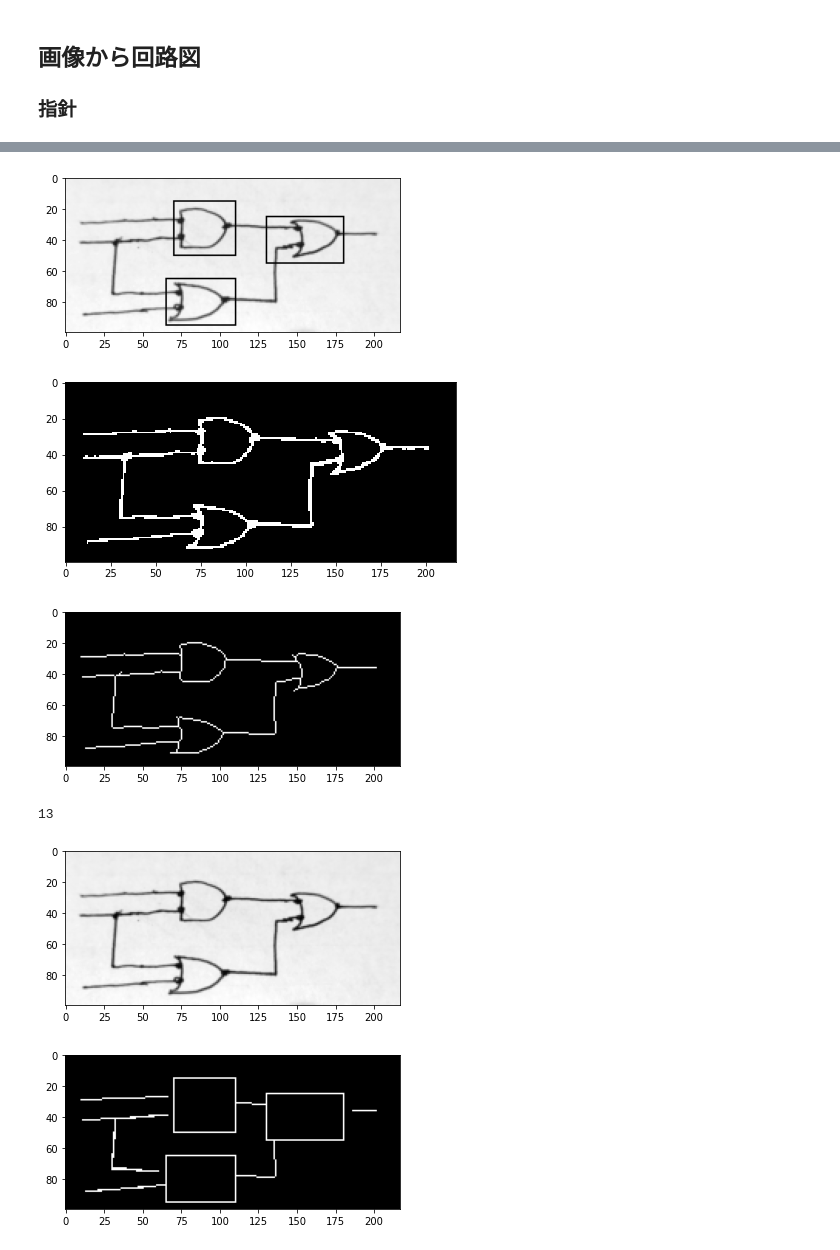
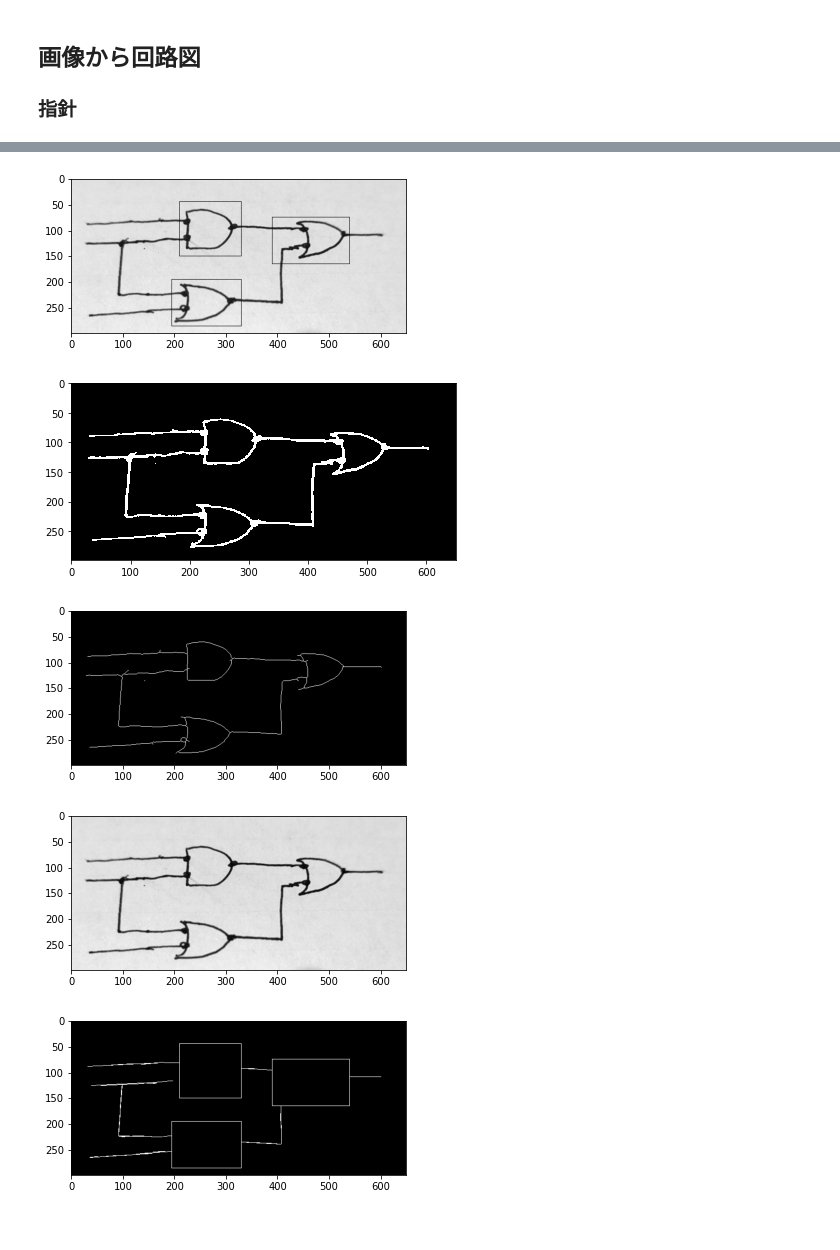
Before and after one commit to straxFromIbr/Pics2LGate, a Jupyter notebook: Pic2LGate.ipynb, the cells around one changed output, grey strips where cells are left out. Cells and saved outputs as stored; diff of their text form; code cells hidden in the pictures.

```diff
--- a/Pic2LGate.ipynb
+++ b/Pic2LGate.ipynb
@@ -39,7 +39,7 @@ def draw_bbox(image, bbox, color=0):
 
 def draw_rect(image, bbox, color=0):
     """
-    * 枠線の中を塗りつぶす関数
+    * 枠線の中をcolorで塗りつぶす関数
     """
     with_boxes = np.copy(image)
     r = [bbox[0], bbox[1], bbox[1], bbox[0], bbox[0]]
@@ -48,23 +48,24 @@ def draw_rect(image, bbox, color=0):
     with_boxes[rr, cc] = color
     return with_boxes
 # %%
-#
 # * 読み込み & 縮小
 org_image = skio.imread("./image.jpg", as_gray=True)
-org_image = transform.rescale(org_image, (0.1))
+scale = 0.3
+org_image = transform.rescale(org_image, scale)
 # * 枠線の座標
 
-BBOX_AND1 = (15, 50, 70, 110)
-BBOX_OR1 = (65, 95, 65, 110)
-BBOX_OR2 = (25, 55, 130, 180)
+BBOX_AND1 = np.array((150, 500, 700, 1100)) * scale
+BBOX_OR1 = np.array((650, 950, 650, 1100)) * scale
+BBOX_OR2 = np.array((250, 550, 1300, 1800)) * scale
 
 image_with_bbox = draw_bbox(org_image, BBOX_AND1)
 image_with_bbox = draw_bbox(image_with_bbox, BBOX_OR1)
 image_with_bbox = draw_bbox(image_with_bbox, BBOX_OR2)
+
 plt.imshow(image_with_bbox, cmap="gray")
 plt.show()
 # %% [output]
-[figure, old version]
+[figure, new version]
 # %%
 # * 二値化
 thr = filters.threshold_otsu(org_image)
@@ -77,39 +78,39 @@ skl_image = morphology.skeletonize(bin_image)
 plt.imshow(skl_image, cmap="gray")
 plt.show()
 # %% [output]
-[figure, old version]
+[figure, new version]
-[figure, old version]
+[figure, new version]
 # %%
+# * 回路部分を塗りつぶす
 image = draw_rect(skl_image, BBOX_AND1)
 image = draw_rect(image, BBOX_OR1)
 image = draw_rect(image, BBOX_OR2)
 
-plt.imshow(image)
-# plt.show()
-
+# * ハフ変換をして直線を抽出
+# * ここのパラメータは要調整
 lines = transform.probabilistic_hough_line(
     image, threshold=15, line_length=15, line_gap=20
 )
+
 canvas = np.zeros_like(image)
-cmax = canvas.shape[0] - 1
-rmax = canvas.shape[1] - 1
 for line in lines:
-    p0, p1 = line
-    c0, r0 = p0
-    c1, r1 = p1
-    # print(c0, c1, r0, r1)
-    rr, cc = draw.line(r0, c0, r1, c1)
-    canvas[rr, cc] = 1
+    # * 直線をcanvasに描画
+    # lineに直線の始点(x0, y0)と終点(x1, y1)が入っている
+    # この座標をもとに回路生成?
+    x0, y0 = line[0]
+    x1, y1 = line[1]
+    yy, xx = draw.line(y0, x0, y1, x1)
+    canvas[yy, xx] = 1
+
+# * 素子の枠線を描画
 canvas = draw_bbox(canvas, BBOX_AND1, color=1)
 canvas = draw_bbox(canvas, BBOX_OR1, color=1)
 canvas = draw_bbox(canvas, BBOX_OR2, color=1)
-print(len(lines))
 
 plt.imshow(org_image, cmap="gray")
 plt.show()
 plt.imshow(canvas, cmap="gray")
 plt.show()
 # %% [output]
-13
-[figure, old version]
+[figure, new version]
-[figure, old version]
+[figure, new version]
```
Also changed, not shown: parts of 1 cell of this notebook.
